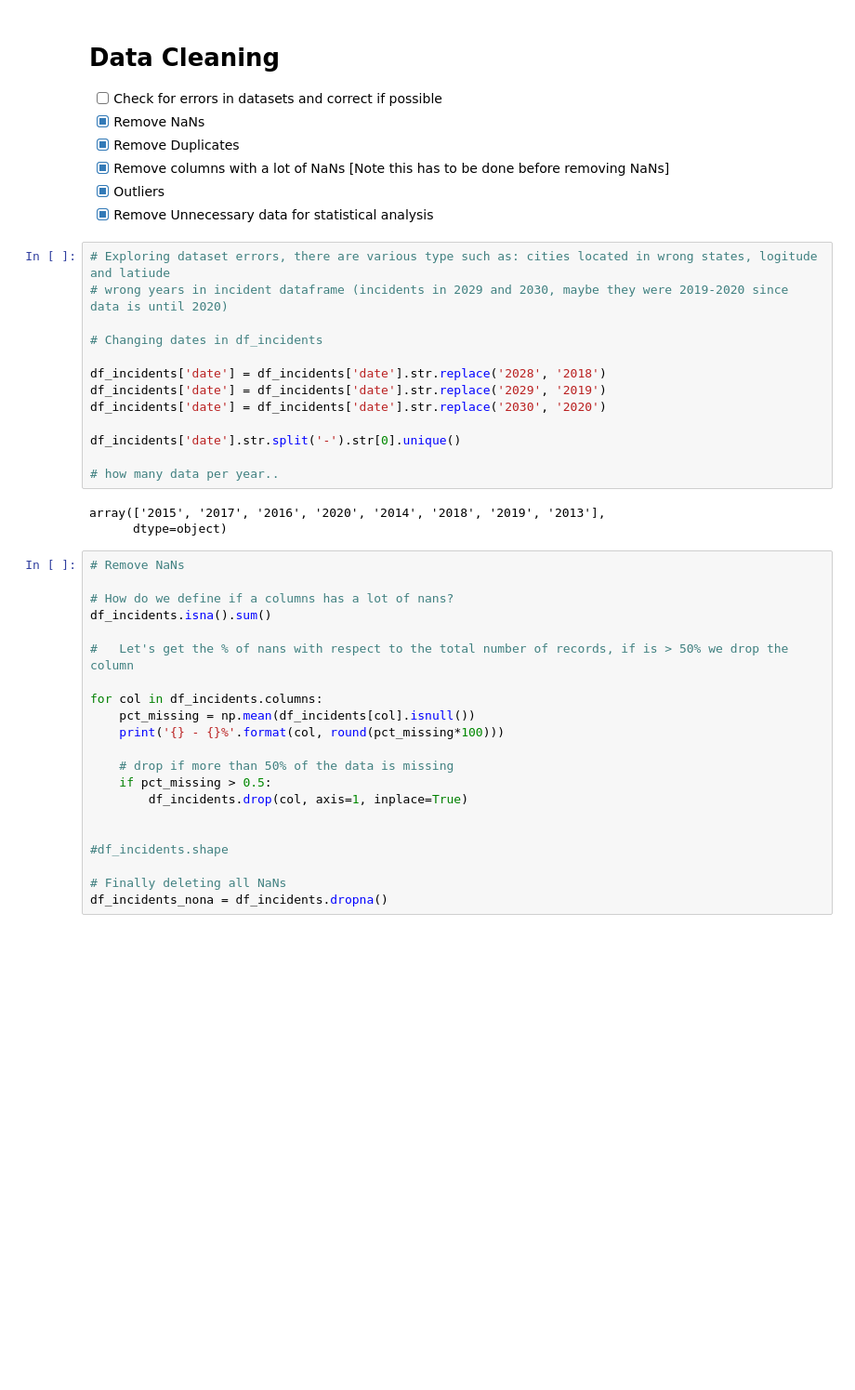
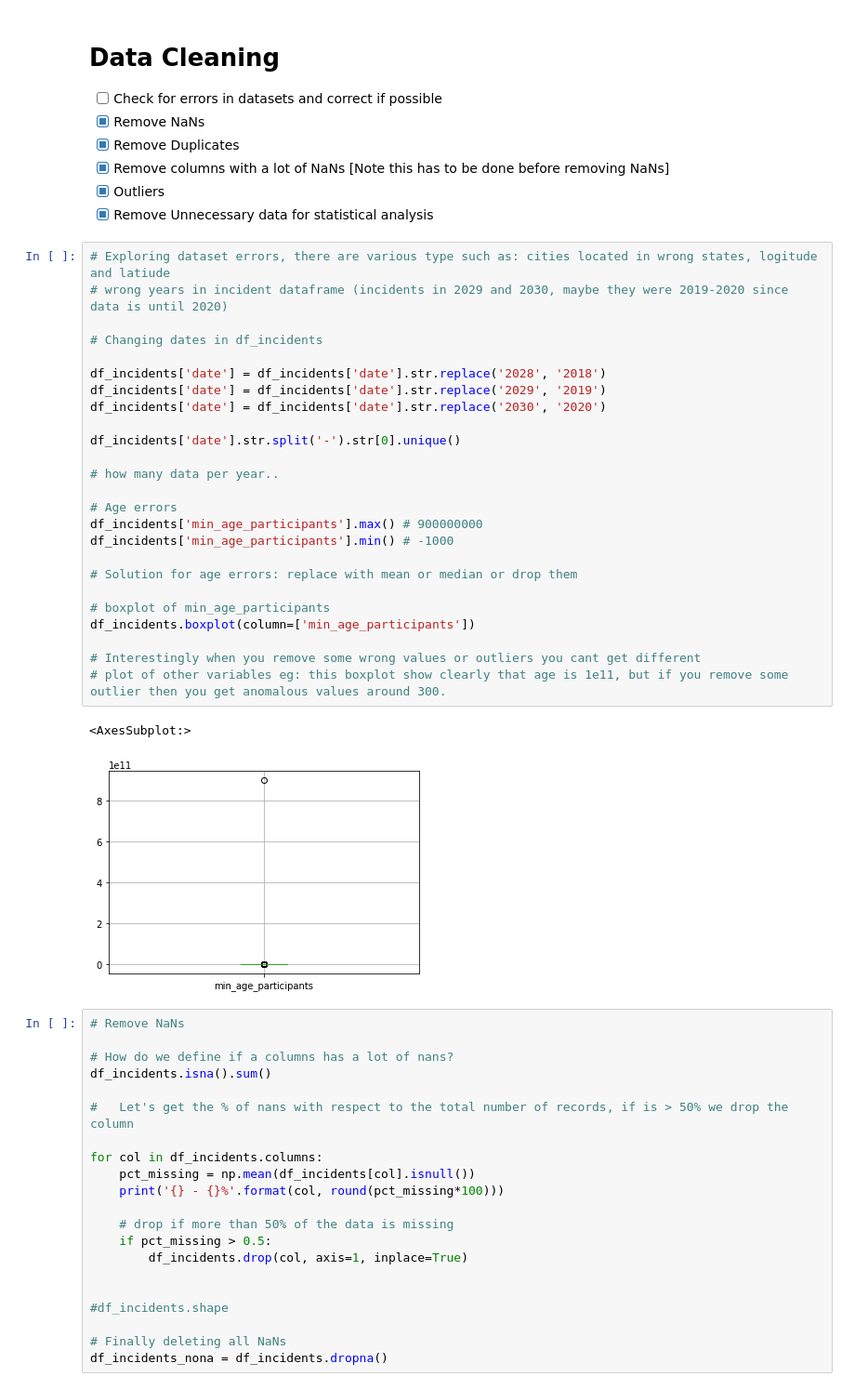
Before and after one commit to TheDarkPyotr/DataMining2023, a Jupyter notebook: source/Task1.ipynb, the cells around one changed output. Shown at 93% size. Cells and saved outputs as stored; diff of their text form; blank space fills up the shorter version.

Commit message:
some more understading of wrong values

```diff
--- a/source/Task1.ipynb
+++ b/source/Task1.ipynb
@@ -193,19 +193,31 @@ df_incidents = df_incidents_no_district
 # %%
 # Exploring dataset errors, there are various type such as: cities located in wrong states, logitude and latiude
 # wrong years in incident dataframe (incidents in 2029 and 2030, maybe they were 2019-2020 since data is until 2020)
 
 # Changing dates in df_incidents
 
 df_incidents['date'] = df_incidents['date'].str.replace('2028', '2018')
 df_incidents['date'] = df_incidents['date'].str.replace('2029', '2019')
 df_incidents['date'] = df_incidents['date'].str.replace('2030', '2020')
 
 df_incidents['date'].str.split('-').str[0].unique()
 
 # how many data per year..
+
+# Age errors
+df_incidents['min_age_participants'].max() # 900000000
+df_incidents['min_age_participants'].min() # -1000
+
+# Solution for age errors: replace with mean or median or drop them
+
+# boxplot of min_age_participants
+df_incidents.boxplot(column=['min_age_participants'])
+
+# Interestingly when you remove some wrong values or outliers you cant get different
+# plot of other variables eg: this boxplot show clearly that age is 1e11, but if you remove some outlier then you get anomalous values around 300.
 # %% [output]
-array(['2015', '2017', '2016', '2020', '2014', '2018', '2019', '2013'],
-      dtype=object)
+<AxesSubplot:>
+[figure, added]
 # %%
 # Remove NaNs
 
```
